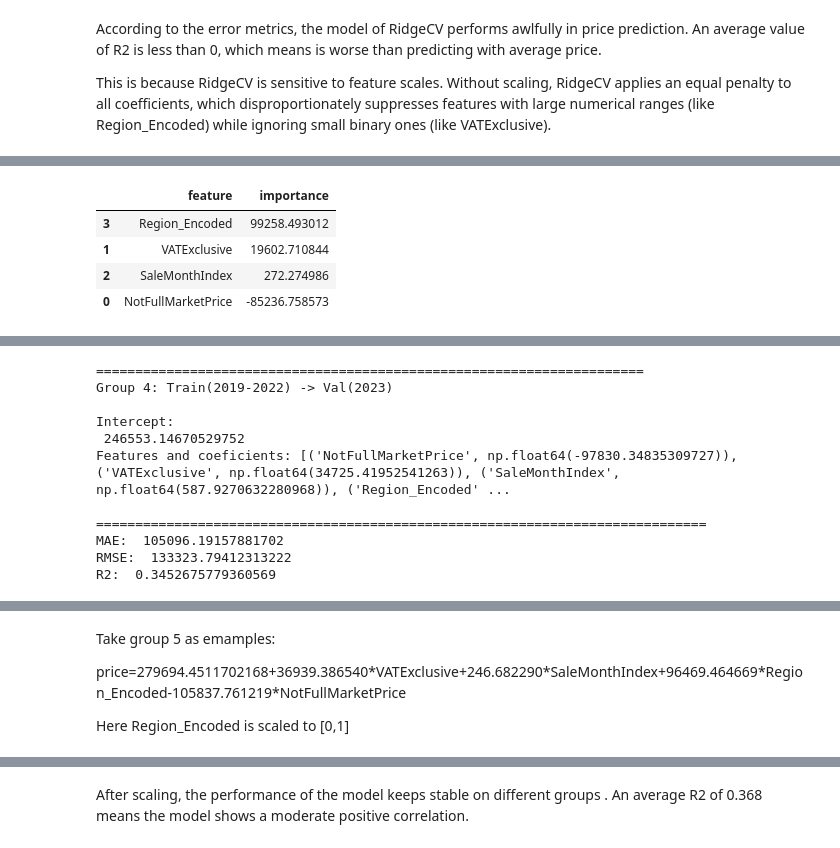
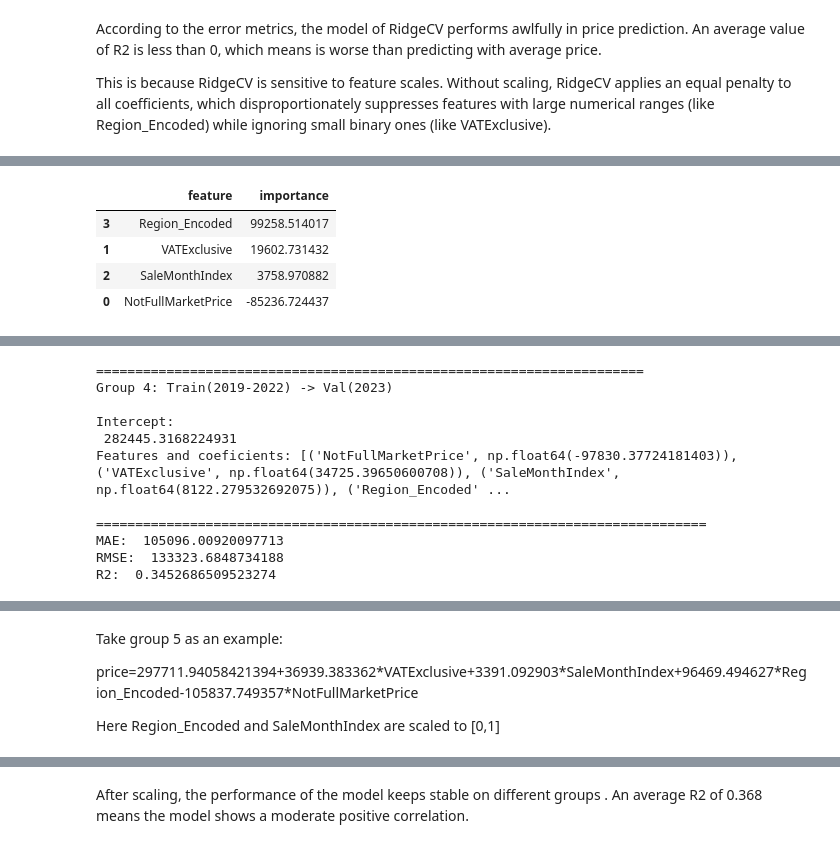
Before and after one commit to wuxiaoli-ucd/Data-Analytics, a Jupyter notebook: Modeling.ipynb, the cells around one changed output, grey strips where cells are left out. Saved outputs shown, nothing was run; the diff lists cells and outputs as text; code cells hidden in the pictures.

```diff
--- a/Modeling.ipynb
+++ b/Modeling.ipynb
@@ -336,8 +338,8 @@ errors={
     'RMSE':[],
     'R2':[]
     }
-num_feature=['Region_Encoded']
-binary_features=['NotFullMarketPrice', 'VATExclusive', 'SaleMonthIndex']
+num_feature=['SaleMonthIndex','Region_Encoded']
+binary_features=['NotFullMarketPrice', 'VATExclusive']
 for fold in folds:
     # print the info of current group
     print('='*70)
@@ -397,8 +399,8 @@ R2:  0.3837397670043713
 |  | feature | importance |
-| 3 | Region_Encoded | 99258.493012 |
-| 1 | VATExclusive | 19602.710844 |
-| 2 | SaleMonthIndex | 272.274986 |
-| 0 | NotFullMarketPrice | -85236.758573 |
+| 3 | Region_Encoded | 99258.514017 |
+| 1 | VATExclusive | 19602.731432 |
+| 2 | SaleMonthIndex | 3758.970882 |
+| 0 | NotFullMarketPrice | -85236.724437 |
 ======================================================================
 Group 2: Train(2017-2020) -> Val(2021)
 
@@ -435,11 +437,11 @@ R2:  0.3754551954923635
 Group 4: Train(2019-2022) -> Val(2023)
 
 Intercept:
- 246553.14670529752
-Features and coeficients: [('NotFullMarketPrice', np.float64(-97830.34835309727)), ('VATExclusive', np.float64(34725.41952541263)), ('SaleMonthIndex', np.float64(587.9270632280968)), ('Region_Encoded' ...
+ 282445.3168224931
+Features and coeficients: [('NotFullMarketPrice', np.float64(-97830.37724181403)), ('VATExclusive', np.float64(34725.39650600708)), ('SaleMonthIndex', np.float64(8122.279532692075)), ('Region_Encoded' ...
 
 ==============================================================================
-MAE:  105096.19157881702
-RMSE:  133323.79412313222
-R2:  0.3452675779360569
+MAE:  105096.00920097713
+RMSE:  133323.6848734188
+R2:  0.3452686509523274
 |  | feature | importance |
@@ -466,9 +468,9 @@ R2:  0.36079833410524653
 # %% [markdown]
-Take group 5 as emamples:<br>
+Take group 5 as an example:<br>
 
-price=279694.4511702168+36939.386540\*VATExclusive+246.682290\*SaleMonthIndex+96469.464669\*Region_Encoded-105837.761219\*NotFullMarketPrice<br>
+price=297711.94058421394+36939.383362\*VATExclusive+3391.092903\*SaleMonthIndex+96469.494627\*Region_Encoded-105837.749357\*NotFullMarketPrice<br>
 
-Here Region_Encoded is scaled to [0,1]
+Here Region_Encoded and SaleMonthIndex are scaled to [0,1]
 # %%
 print('MAE:',errors['MAE'])
 print('RMSE:',errors['RMSE'])
```
Also changed, not shown: parts of 4 cells of this notebook.
